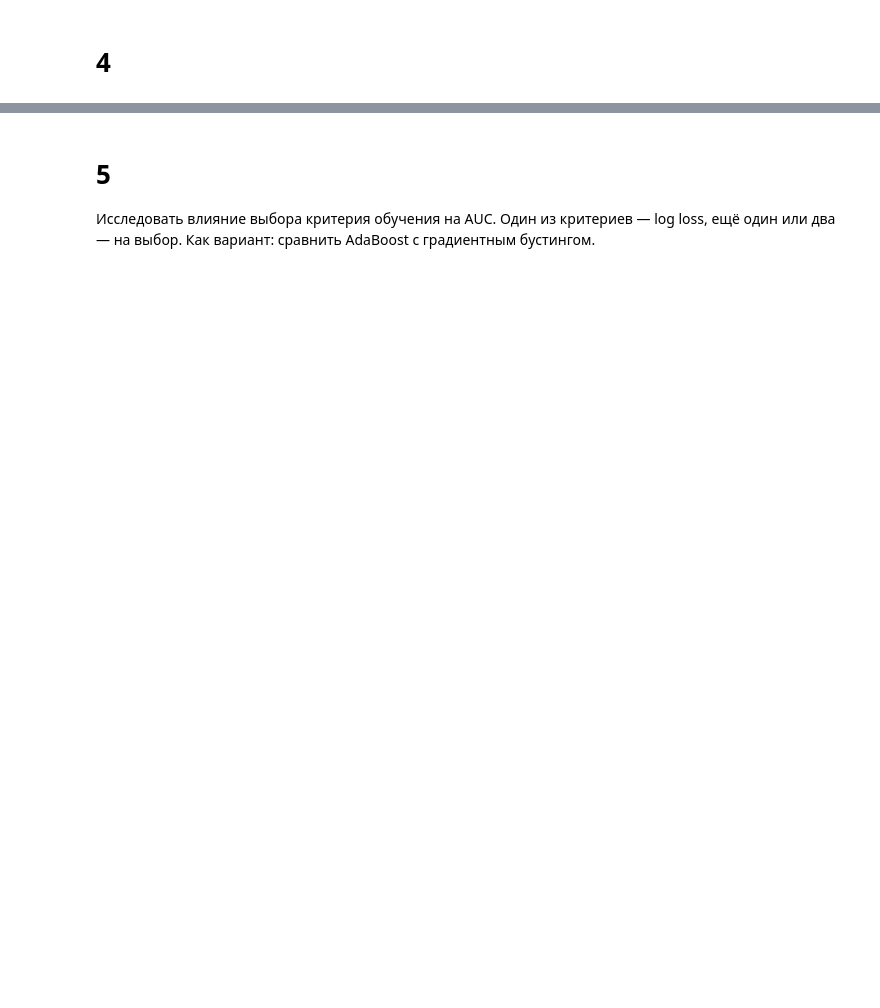
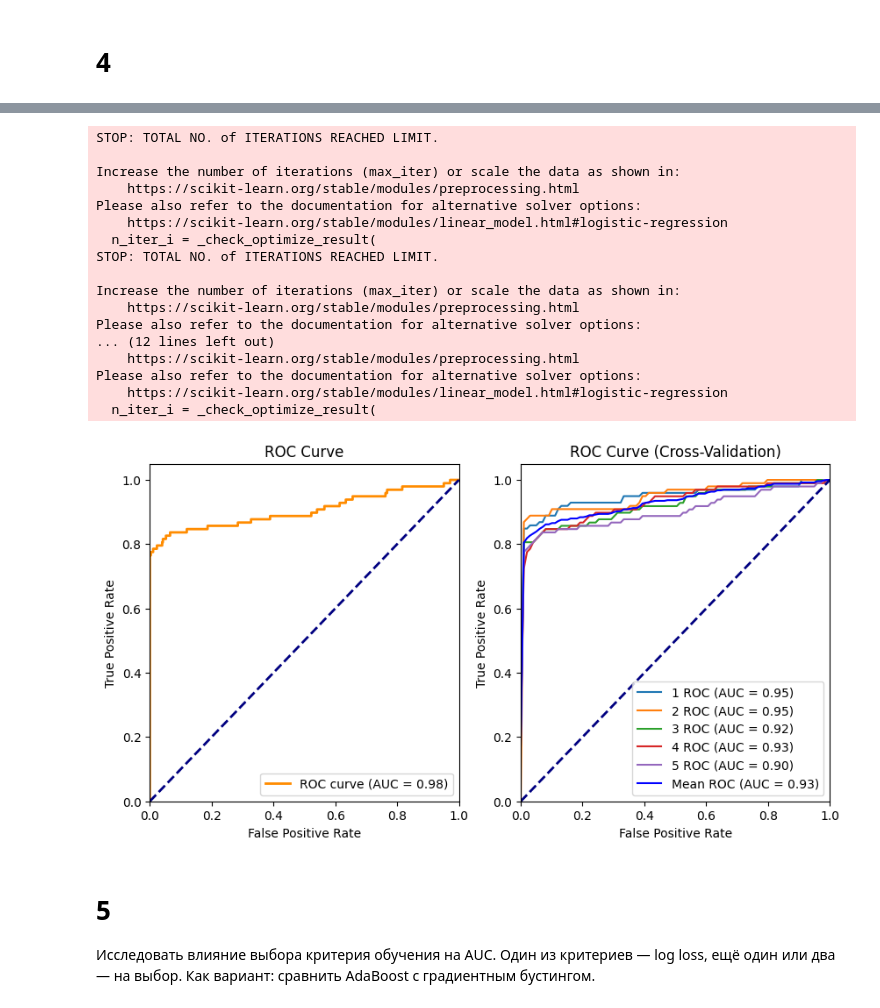
Before and after one commit to EmelyanovAlexey/solution_stat_theory, a Jupyter notebook: 5_task/lab.ipynb, the cells around one changed output, grey strips where cells are left out. Cells and saved outputs as stored; diff of their text form; code cells hidden in the pictures; blank space fills up the shorter version.

```diff
--- a/5_task/lab.ipynb
+++ b/5_task/lab.ipynb
@@ -204,3 +157,79 @@ plt.show()
+# %%
+logistic_model = LogisticRegression()
+logistic_model.fit(X_train, y_train)
+
+y_prob = logistic_model.predict_proba(X_test)[:, 1]
+fpr, tpr, thresholds = roc_curve(y_test, y_prob)
+roc_auc = auc(fpr, tpr)
+
+#
+
+cv = StratifiedKFold(n_splits=5, random_state=42, shuffle=True)
+
+# mean_fpr = np.linspace(0, 1, 100)ы
+tprs = []
+aucs = []
+
+for train, test in cv.split(X, y):
+    model = LogisticRegression()
+    model.fit(X.iloc[train], y.iloc[train])
+    y_prob = model.predict_proba(X.iloc[test])[:, 1]
+    fpr, tpr, thresholds = roc_curve(y.iloc[test], y_prob)
+    tprs.append(np.interp(mean_fpr, fpr, tpr))
+    roc_auc = auc(fpr, tpr)
+    aucs.append(roc_auc)
+
+mean_tpr = np.mean(tprs, axis=0)
+mean_auc = auc(mean_fpr, mean_tpr)
+
+# вывод
+plt.figure(figsize=(10, 5))
+# Построим ROC-кривую
+plt.subplot(1, 2, 1)
+plt.plot(fpr, tpr, color='darkorange', lw=2, label='ROC curve (AUC = {:.2f})'.format(auc_roc))
+plt.plot([0, 1], [0, 1], color='navy', lw=2, linestyle='--')
+plt.xlim([0.0, 1.0])
+plt.ylim([0.0, 1.05])
+plt.xlabel('False Positive Rate')
+plt.ylabel('True Positive Rate')
+plt.title('ROC Curve')
+plt.legend(loc="lower right")
+
+plt.subplot(1, 2, 2)
+plt.plot(mean_fpr, tprs[0], label='1 ROC (AUC = {:.2f})'.format(auc(mean_fpr, tprs[0])))
+plt.plot(mean_fpr, tprs[1], label='2 ROC (AUC = {:.2f})'.format(auc(mean_fpr, tprs[1])))
+plt.plot(mean_fpr, tprs[2], label='3 ROC (AUC = {:.2f})'.format(auc(mean_fpr, tprs[2])))
+plt.plot(mean_fpr, tprs[3], label='4 ROC (AUC = {:.2f})'.format(auc(mean_fpr, tprs[3])))
+plt.plot(mean_fpr, tprs[4], label='5 ROC (AUC = {:.2f})'.format(auc(mean_fpr, tprs[4])))
+
+plt.plot(mean_fpr, mean_tpr, color='b', label='Mean ROC (AUC = {:.2f})'.format(mean_auc))
+plt.plot([0, 1], [0, 1], color='navy', lw=2, linestyle='--')
+plt.xlim([0.0, 1.0])
+plt.ylim([0.0, 1.05])
+plt.xlabel('False Positive Rate')
+plt.ylabel('True Positive Rate')
+plt.title('ROC Curve (Cross-Validation)')
+plt.legend(loc="lower right")
+plt.show()
+# %% [output]
+STOP: TOTAL NO. of ITERATIONS REACHED LIMIT.
+
+Increase the number of iterations (max_iter) or scale the data as shown in:
+    https://scikit-learn.org/stable/modules/preprocessing.html
+Please also refer to the documentation for alternative solver options:
+    https://scikit-learn.org/stable/modules/linear_model.html#logistic-regression
+  n_iter_i = _check_optimize_result(
+STOP: TOTAL NO. of ITERATIONS REACHED LIMIT.
+
+Increase the number of iterations (max_iter) or scale the data as shown in:
+    https://scikit-learn.org/stable/modules/preprocessing.html
+Please also refer to the documentation for alternative solver options:
+... (12 lines left out)
+    https://scikit-learn.org/stable/modules/preprocessing.html
+Please also refer to the documentation for alternative solver options:
+    https://scikit-learn.org/stable/modules/linear_model.html#logistic-regression
+  n_iter_i = _check_optimize_result(
+[figure, added]
 # %% [markdown]
 # 5
 
```
Also changed, not shown: parts of 9 cells of this notebook.
